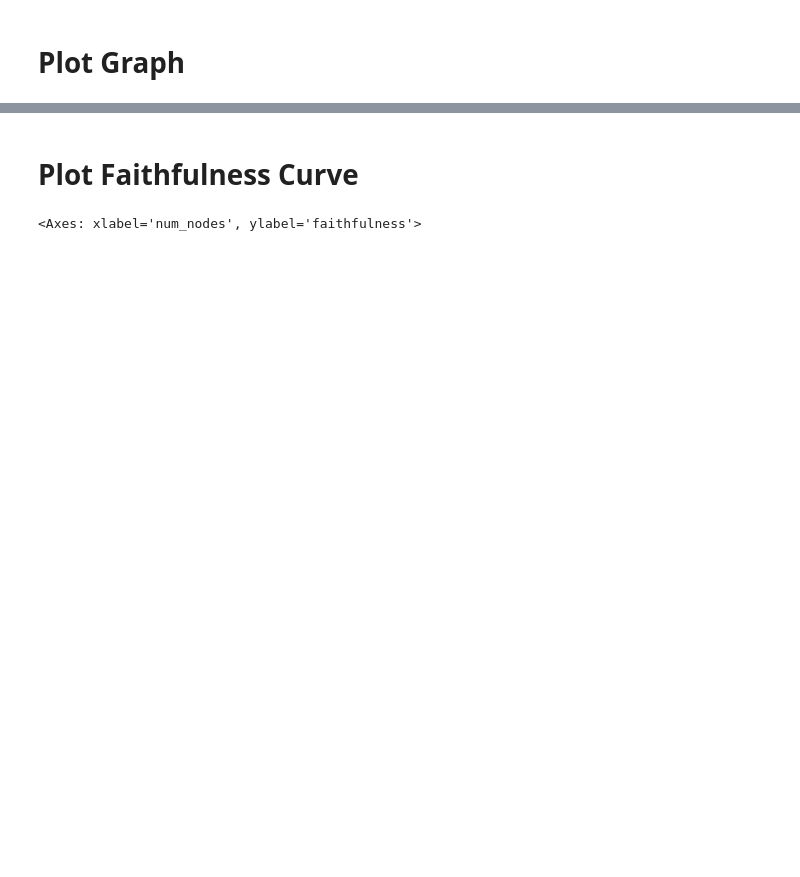
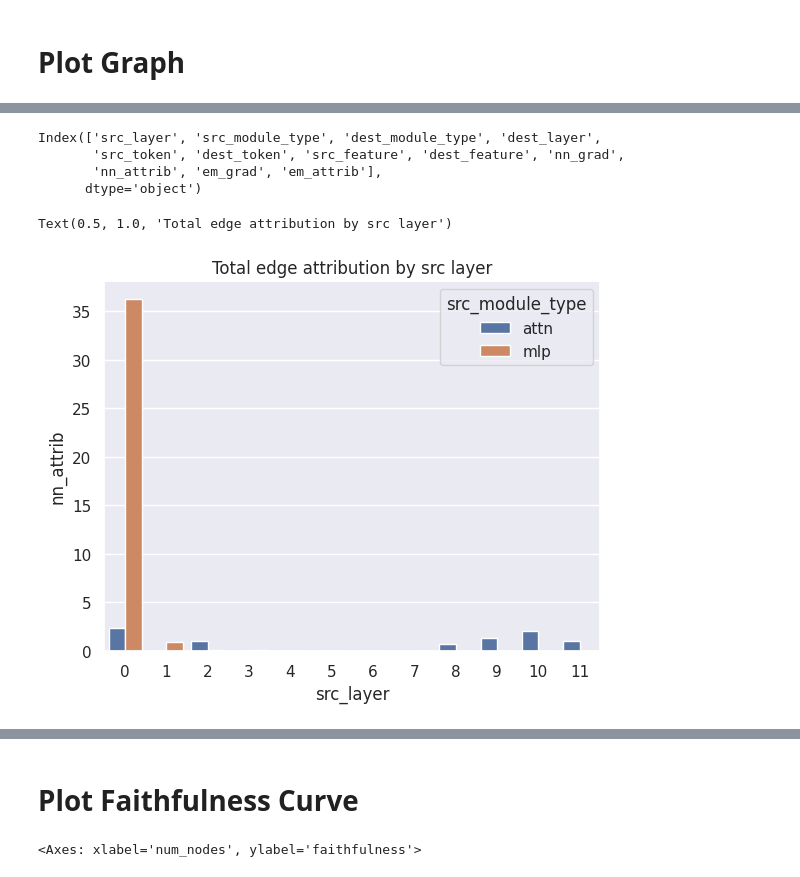
Before and after one commit to dtch1997/circuit-finder, a Jupyter notebook: circuit_finder/experiments/viz_leap_experiment_results.ipynb, the cells around one changed output, grey strips where cells are left out. Cells and saved outputs as stored; diff of their text form; code cells hidden in the pictures; blank space fills up the shorter version.

```diff
--- a/circuit_finder/experiments/viz_leap_experiment_results.ipynb
+++ b/circuit_finder/experiments/viz_leap_experiment_results.ipynb
@@ -75,0 +79,33 @@ Threshold: 0.01, n_edges: 32
+# %%
+threshold = 0.001
+with open(results_dir / f"leap-graph_threshold={threshold}.json") as f:
+    graph = EAPGraph.from_json(json.load(f))
+# %%
+## Print the distribution of nodes
+import pandas as pd
+from circuit_finder.core.types import parse_node_name
+
+rows = []
+for edge, edge_info in graph.graph:
+    dest, src = edge
+    if 'metric' in src: continue
+    nn_grad, nn_attrib, em_grad, em_attrib = edge_info
+    src_module_type, src_layer, src_token, src_feature = parse_node_name(src)
+    dest_module_type, dest_layer, dest_token, dest_feature = parse_node_name(dest)
+    rows.append({
+        "src_module_type": src_module_type,
+        "dest_module_type": dest_module_type,
+        "src_layer": src_layer,
+        "dest_layer": dest_layer,
+        "src_token": src_token,
+        "dest_token": dest_token,
+        "src_feature": src_feature,
+        "dest_feature": dest_feature,
+        "nn_grad": nn_grad,
+        "nn_attrib": nn_attrib,
+        "em_grad": em_grad,
+        "em_attrib": em_attrib,
+    })
+df = pd.DataFrame(rows)
+print(len(df))
+df.head()
@@ -75,0 +120,16 @@ Threshold: 0.01, n_edges: 32
+# %%
+import seaborn as sns
+import matplotlib.pyplot as plt
+
+total_attrib_df = df.groupby(["src_layer", "src_module_type"]).sum().reset_index()
+print(total_attrib_df.columns)
+# Plot the total edge attribution by src layer
+sns.barplot(x="src_layer", y="nn_attrib", data=total_attrib_df, hue="src_module_type")
+plt.title("Total edge attribution by src layer")
+# %% [output]
+Index(['src_layer', 'src_module_type', 'dest_module_type', 'dest_layer',
+       'src_token', 'dest_token', 'src_feature', 'dest_feature', 'nn_grad',
+       'nn_attrib', 'em_grad', 'em_attrib'],
+      dtype='object')
+Text(0.5, 1.0, 'Total edge attribution by src layer')
+[figure, added]
```
Also changed, not shown: parts of 13 cells of this notebook, 1 other file.
